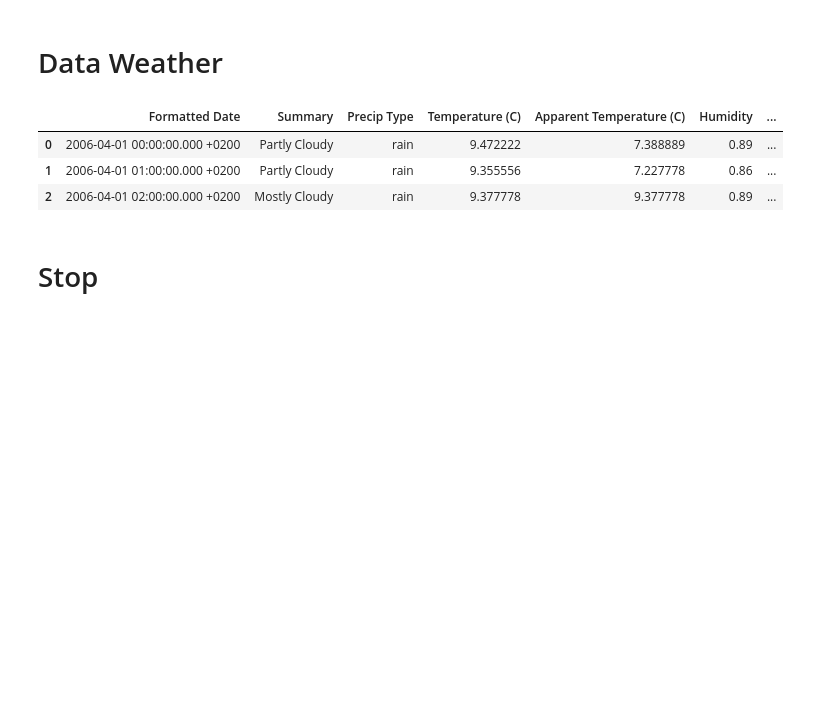
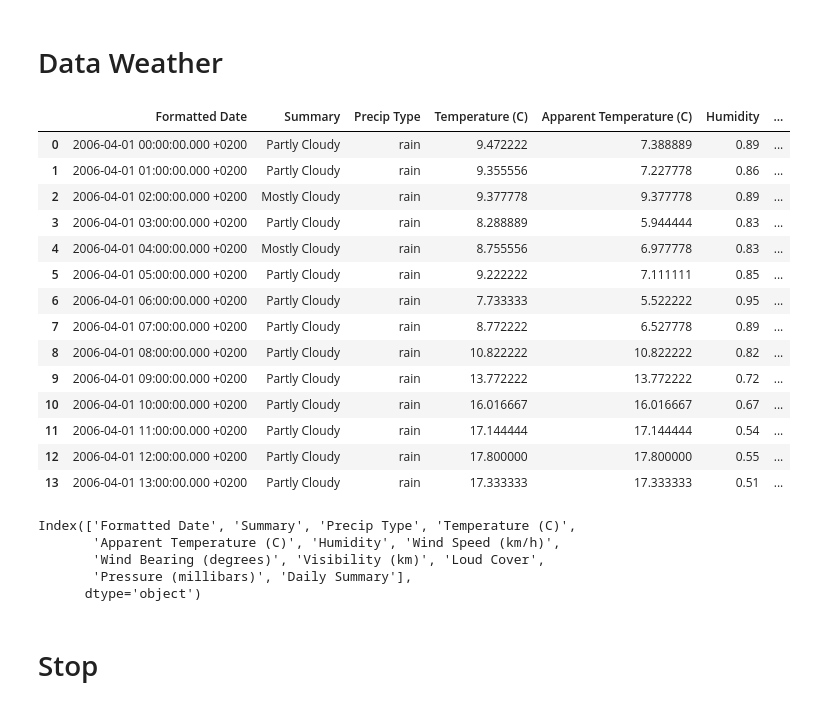
Before and after one commit to saymenth/BigData_project, a Jupyter notebook: traffic-casuality.ipynb, the cells around one changed output. Saved outputs shown, nothing was run; the diff lists cells and outputs as text; code cells hidden in the pictures; blank space fills up the shorter version.

```diff
--- a/traffic-casuality.ipynb
+++ b/traffic-casuality.ipynb
@@ -68,9 +83,28 @@ df
 # %%
 df_weather = pd.read_csv('weatherHistory.csv')
 # %%
-df_weather.head(3)
+df_weather.head(14)
 # %% [output]
 |  | Formatted Date | Summary | Precip Type | Temperature (C) | Apparent Temperature (C) | Humidity | ... |
 | 0 | 2006-04-01 00:00:00.000 +0200 | Partly Cloudy | rain | 9.472222 | 7.388889 | 0.89 | ... |
 | 1 | 2006-04-01 01:00:00.000 +0200 | Partly Cloudy | rain | 9.355556 | 7.227778 | 0.86 | ... |
 | 2 | 2006-04-01 02:00:00.000 +0200 | Mostly Cloudy | rain | 9.377778 | 9.377778 | 0.89 | ... |
+| 3 | 2006-04-01 03:00:00.000 +0200 | Partly Cloudy | rain | 8.288889 | 5.944444 | 0.83 | ... |
+| 4 | 2006-04-01 04:00:00.000 +0200 | Mostly Cloudy | rain | 8.755556 | 6.977778 | 0.83 | ... |
+| 5 | 2006-04-01 05:00:00.000 +0200 | Partly Cloudy | rain | 9.222222 | 7.111111 | 0.85 | ... |
+| 6 | 2006-04-01 06:00:00.000 +0200 | Partly Cloudy | rain | 7.733333 | 5.522222 | 0.95 | ... |
+| 7 | 2006-04-01 07:00:00.000 +0200 | Partly Cloudy | rain | 8.772222 | 6.527778 | 0.89 | ... |
+| 8 | 2006-04-01 08:00:00.000 +0200 | Partly Cloudy | rain | 10.822222 | 10.822222 | 0.82 | ... |
+| 9 | 2006-04-01 09:00:00.000 +0200 | Partly Cloudy | rain | 13.772222 | 13.772222 | 0.72 | ... |
+| 10 | 2006-04-01 10:00:00.000 +0200 | Partly Cloudy | rain | 16.016667 | 16.016667 | 0.67 | ... |
+| 11 | 2006-04-01 11:00:00.000 +0200 | Partly Cloudy | rain | 17.144444 | 17.144444 | 0.54 | ... |
+| 12 | 2006-04-01 12:00:00.000 +0200 | Partly Cloudy | rain | 17.800000 | 17.800000 | 0.55 | ... |
+| 13 | 2006-04-01 13:00:00.000 +0200 | Partly Cloudy | rain | 17.333333 | 17.333333 | 0.51 | ... |
+# %%
+df_weather.columns
+# %% [output]
+Index(['Formatted Date', 'Summary', 'Precip Type', 'Temperature (C)',
+       'Apparent Temperature (C)', 'Humidity', 'Wind Speed (km/h)',
+       'Wind Bearing (degrees)', 'Visibility (km)', 'Loud Cover',
+       'Pressure (millibars)', 'Daily Summary'],
+      dtype='object')
```
Also changed, not shown: parts of 4 cells of this notebook, 1 other file.
